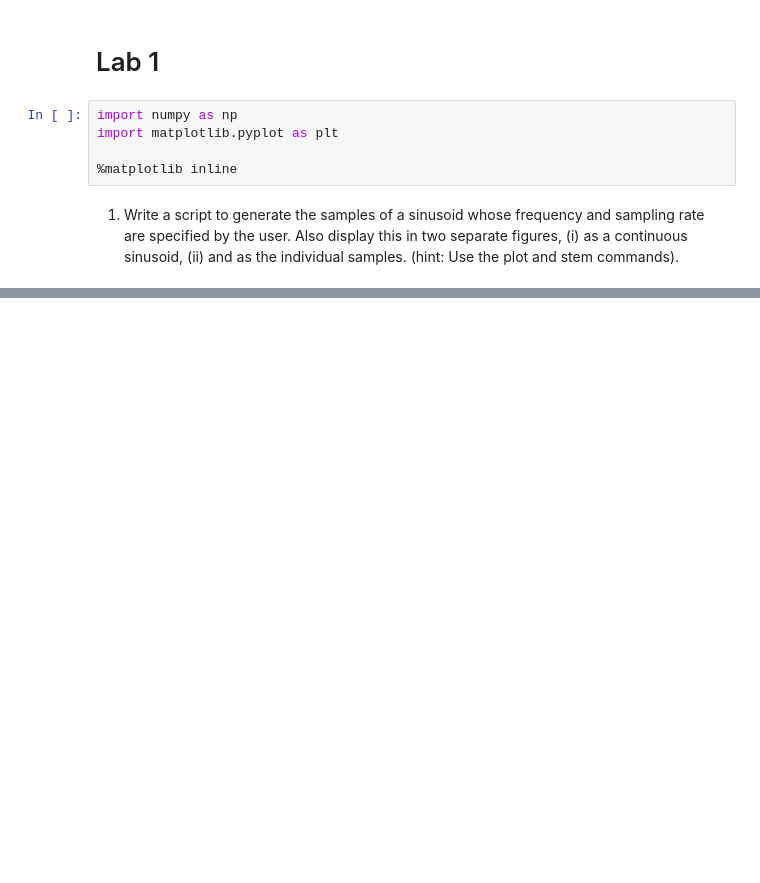
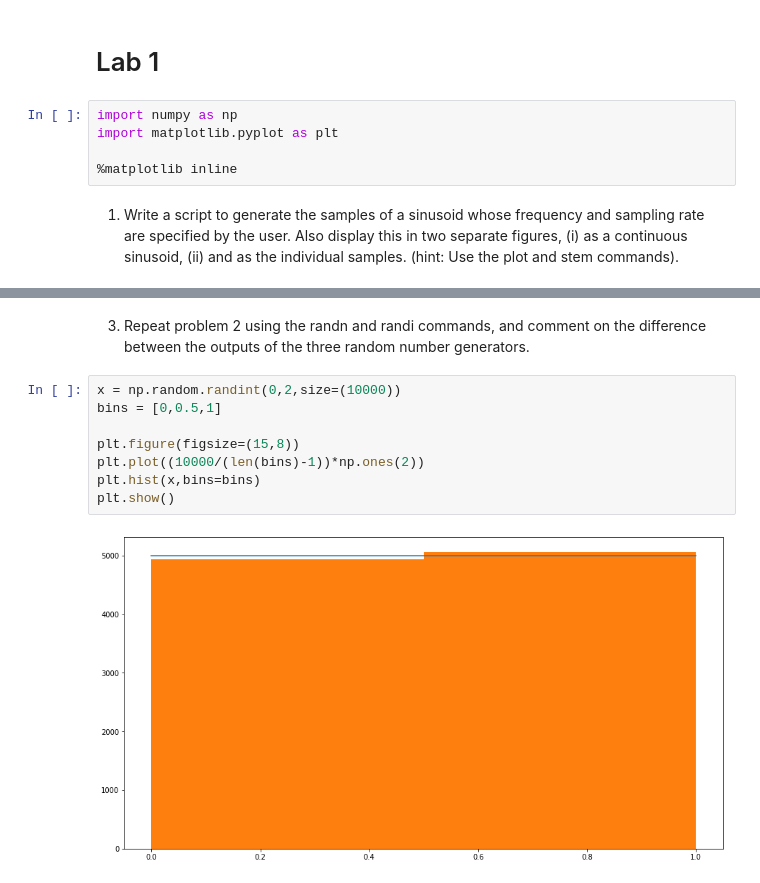
Before and after one commit to Bhavnicksm/dsp_lab_notebooks, a Jupyter notebook: EE333_Lab_1.ipynb, the cells around one changed output, grey strips where cells are left out. Drawn from its saved outputs; the diff is of its cells as text; blank space fills up the shorter version.

```diff
--- a/EE333_Lab_1.ipynb
+++ b/EE333_Lab_1.ipynb
@@ -31,0 +43,13 @@ sampling_sine(0.002,4)
+# %% [markdown]
+3) Repeat problem 2 using the randn and randi commands, and comment on the difference between
+the outputs of the three random number generators.
+# %%
+x = np.random.randint(0,2,size=(10000))
+bins = [0,0.5,1]
+
+plt.figure(figsize=(15,8))
+plt.plot((10000/(len(bins)-1))*np.ones(2))
+plt.hist(x,bins=bins)
+plt.show()
+# %% [output]
+[figure, added]
```
Also changed, not shown: parts of 8 cells of this notebook.
